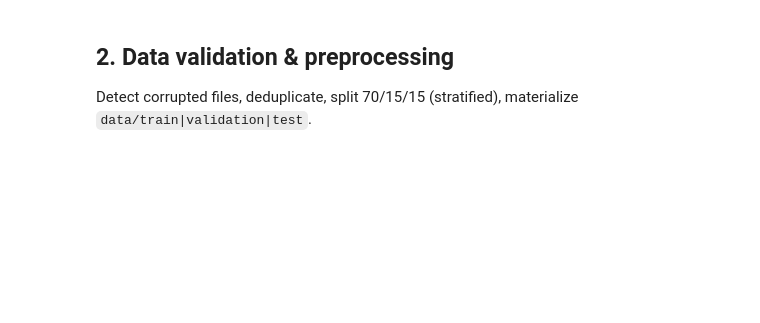
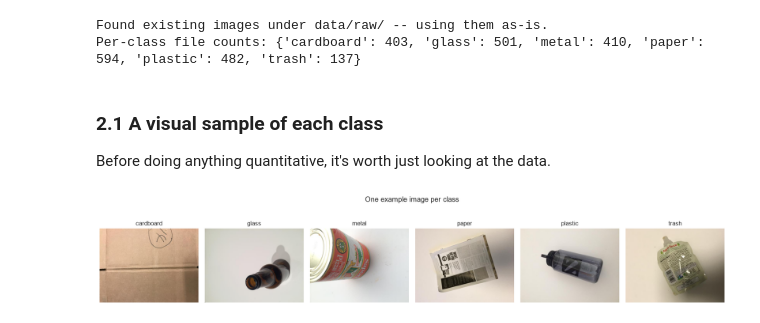
Before and after one commit to alusamuel/RurangaSort-AI, a Jupyter notebook: notebook/rurangasort_training.ipynb, the cells around one changed output. Cells and saved outputs as stored; diff of their text form; code cells hidden in the pictures; blank space fills up the shorter version.

```diff
--- a/notebook/rurangasort_training.ipynb
+++ b/notebook/rurangasort_training.ipynb
@@ -33,12 +58,35 @@ has_images = any((RAW_DIR / c).exists() and any((RAW_DIR / c).iterdir()) for c i
 
 if not has_images:
     print("No images found under data/raw/ -- generating a small synthetic placeholder dataset for smoke-testing.")
-    print("Replace with the real dataset (scripts/download_trashnet.py) before reporting real results.")
+    print("Replace with the real dataset (scripts/download_trashnet.py --huggingface) before reporting real results.")
     import subprocess
     subprocess.run([sys.executable, str(ROOT_DIR / "scripts" / "generate_synthetic_dataset.py"), "--count-per-class", "80"], check=True)
 else:
+    counts = {c: len(list((RAW_DIR / c).glob('*'))) for c in DEFAULT_CLASS_NAMES if (RAW_DIR / c).exists()}
     print("Found existing images under data/raw/ -- using them as-is.")
+    print("Per-class file counts:", counts)
+# %% [output]
+Found existing images under data/raw/ -- using them as-is.
+Per-class file counts: {'cardboard': 403, 'glass': 501, 'metal': 410, 'paper': 594, 'plastic': 482, 'trash': 137}
-# %% [markdown]
-## 2. Data validation & preprocessing
-
-Detect corrupted files, deduplicate, split 70/15/15 (stratified), materialize `data/train|validation|test`.
+# %% [markdown]
+### 2.1 A visual sample of each class
+
+Before doing anything quantitative, it's worth just looking at the data.
+# %%
+from PIL import Image
+
+fig, axes = plt.subplots(1, len(DEFAULT_CLASS_NAMES), figsize=(18, 3.2))
+for ax, class_name in zip(axes, DEFAULT_CLASS_NAMES):
+    class_dir = RAW_DIR / class_name
+    sample_path = next((p for p in sorted(class_dir.iterdir()) if p.suffix.lower() in {".jpg", ".jpeg", ".png"}), None)
+    if sample_path is not None:
+        with Image.open(sample_path) as img:
+            ax.imshow(img.convert("RGB"))
+    ax.set_title(class_name)
+    ax.axis("off")
+plt.suptitle("One example image per class", y=1.05)
+plt.tight_layout()
+plt.savefig(ROOT_DIR / "reports" / "figures" / "sample_images.png", dpi=120, bbox_inches="tight")
+plt.show()
+# %% [output]
+[figure, added]
```
Also changed, not shown: parts of 44 cells of this notebook, 1 other file.
